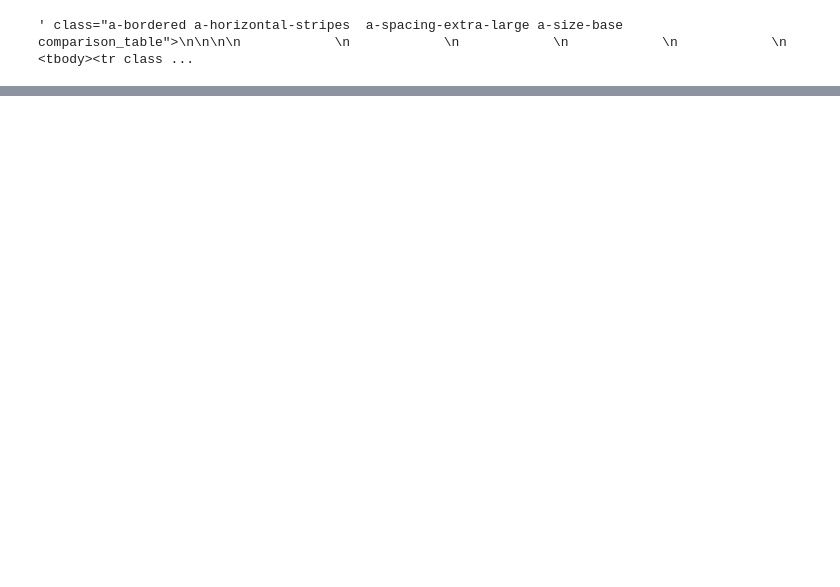
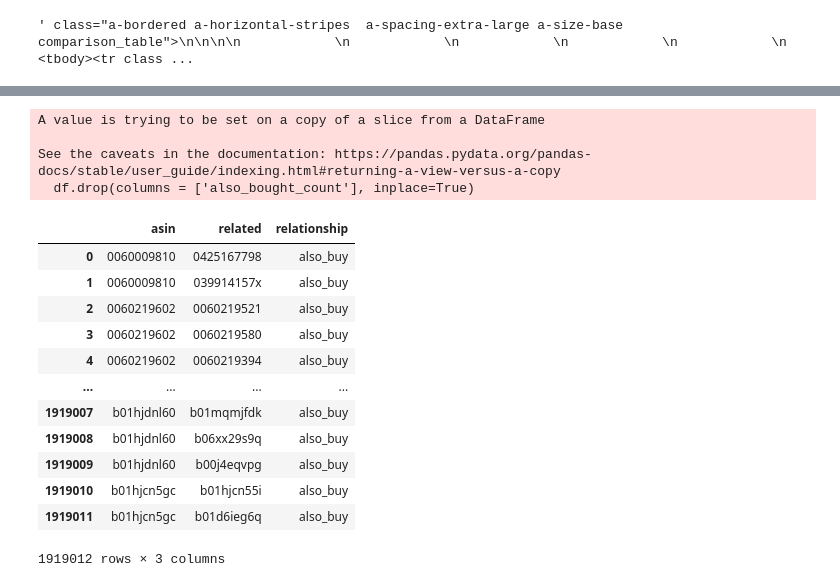
Before and after one commit to AshishSinha5/recommender, a Jupyter notebook: notebooks/6.1-amazon-explicit-data-transform.ipynb, the cells around one changed output, grey strips where cells are left out. Cells and saved outputs as stored; diff of their text form; code cells hidden in the pictures; blank space fills up the shorter version.

Commit message:
updated transformation steps to create relationship df

```diff
--- a/notebooks/6.1-amazon-explicit-data-transform.ipynb
+++ b/notebooks/6.1-amazon-explicit-data-transform.ipynb
@@ -65,0 +154,35 @@ df.to_csv(write_path, index = False)
+# %%
+df.drop(columns = ['also_bought_count'], inplace=True)
+# %% [output]
+A value is trying to be set on a copy of a slice from a DataFrame
+
+See the caveats in the documentation: https://pandas.pydata.org/pandas-docs/stable/user_guide/indexing.html#returning-a-view-versus-a-copy
+  df.drop(columns = ['also_bought_count'], inplace=True)
+# %%
+def explode_on_related(df: pd.DataFrame, relationship : str) -> pd.DataFrame:
+    vals = df[relationship].values.tolist()
+    lens = [len(val_list) for val_list in vals]
+    vals_array = np.repeat(df['asin'], lens)
+    exploded_df = pd.DataFrame(np.column_stack((vals_array, np.concatenate(vals))),
+                               columns=['asin', 'related'])
+    exploded_df['relationship'] = relationship
+    return exploded_df
+# %%
+also_buy_df = explode_on_related(df, 'also_buy')
+also_view_df = explode_on_related(df, 'also_view')
+# %%
+also_buy_df
+# %% [output]
+|  | asin | related | relationship |
+| 0 | 0060009810 | 0425167798 | also_buy |
+| 1 | 0060009810 | 039914157x | also_buy |
+| 2 | 0060219602 | 0060219521 | also_buy |
+| 3 | 0060219602 | 0060219580 | also_buy |
+| 4 | 0060219602 | 0060219394 | also_buy |
+| ... | ... | ... | ... |
+| 1919007 | b01hjdnl60 | b01mqmjfdk | also_buy |
+| 1919008 | b01hjdnl60 | b06xx29s9q | also_buy |
+| 1919009 | b01hjdnl60 | b00j4eqvpg | also_buy |
+| 1919010 | b01hjcn5gc | b01hjcn55i | also_buy |
+| 1919011 | b01hjcn5gc | b01d6ieg6q | also_buy |
+1919012 rows × 3 columns
```
Also changed, not shown: parts of 14 cells of this notebook, 1 other file.
